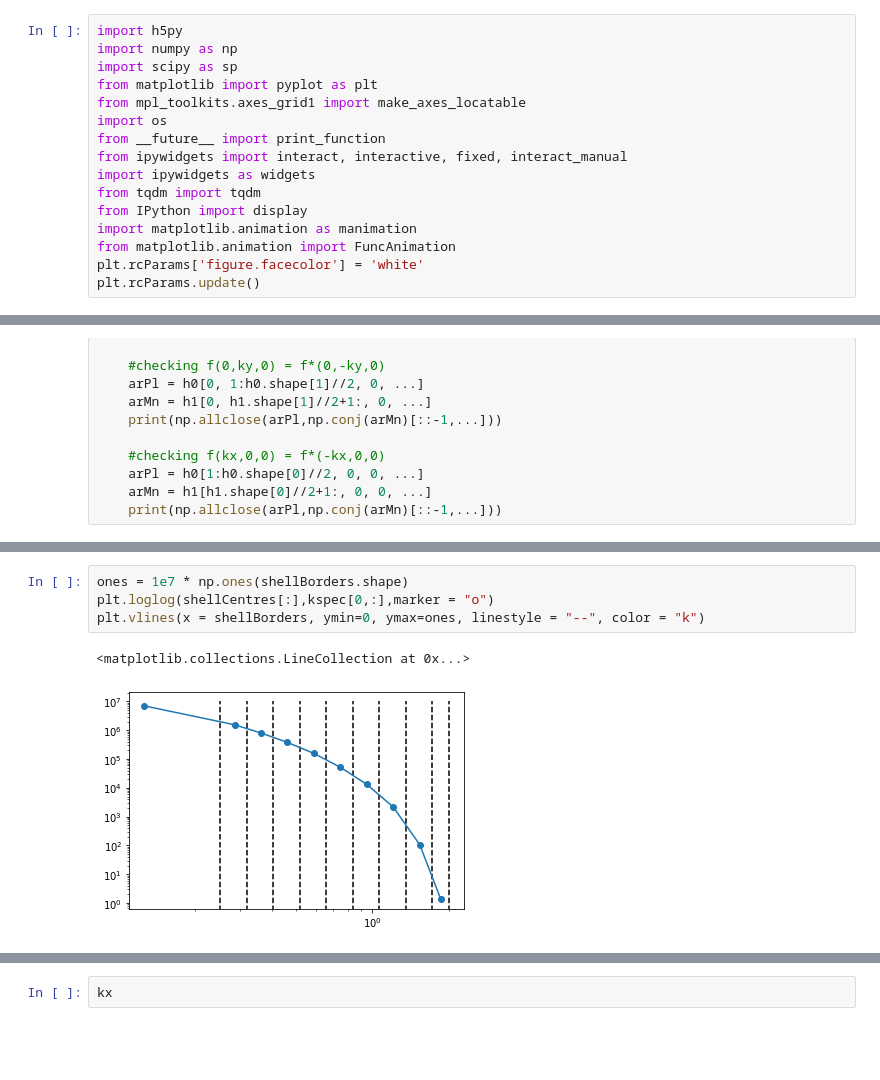
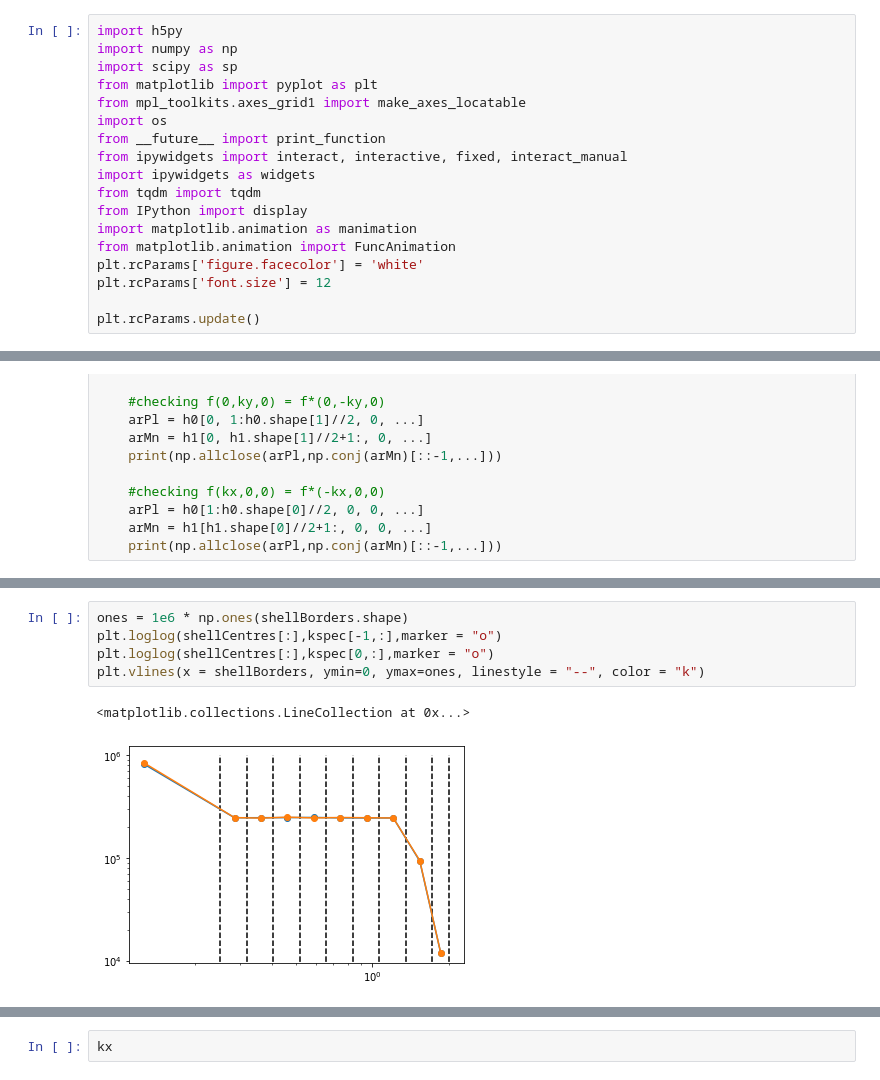
Before and after one commit to Alcauchy/ALLIANCE, a Jupyter notebook: post/ControlOfAlliance.ipynb, the cells around one changed output, grey strips where cells are left out. Saved outputs shown, nothing was run; the diff lists cells and outputs as text; blank space fills up the shorter version.

```diff
--- a/post/ControlOfAlliance.ipynb
+++ b/post/ControlOfAlliance.ipynb
@@ -13,6 +13,8 @@ from IPython import display
 import matplotlib.animation as manimation
 from matplotlib.animation import FuncAnimation
 plt.rcParams['figure.facecolor'] = 'white'
+plt.rcParams['font.size'] = 12
+
 plt.rcParams.update()
 # %%
 def loadData(filename):
@@ -999,12 +898,13 @@ spectra/shellCentres
 spectra/time
 spectra/timestep
 # %%
-ones = 1e7 * np.ones(shellBorders.shape)
+ones = 1e6 * np.ones(shellBorders.shape)
+plt.loglog(shellCentres[:],kspec[-1,:],marker = "o")
 plt.loglog(shellCentres[:],kspec[0,:],marker = "o")
 plt.vlines(x = shellBorders, ymin=0, ymax=ones, linestyle = "--", color = "k")
 # %% [output]
 <matplotlib.collections.LineCollection at 0x...>
-[figure, old version]
+[figure, new version]
 # %%
 kspecPhi
 # %% [output]
```
Also changed, not shown: parts of 47 cells of this notebook, 3 other files.
